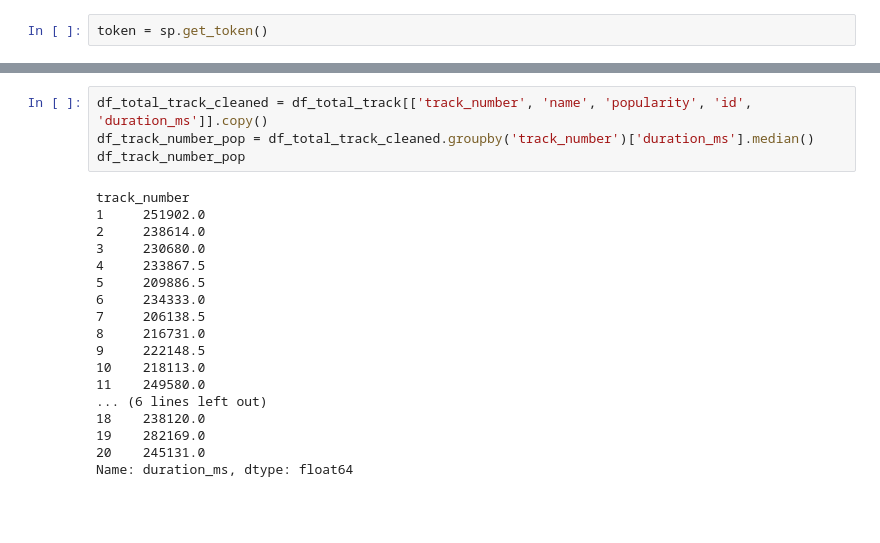
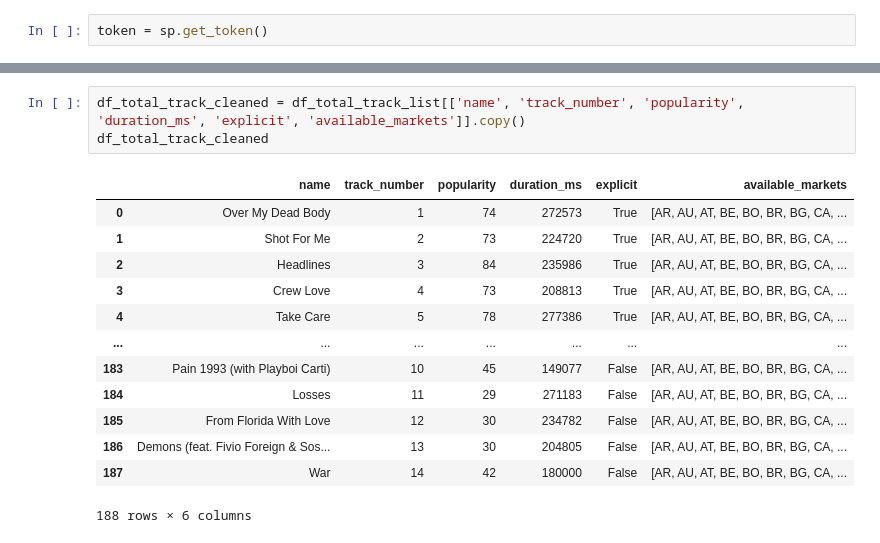
Before and after one commit to schao021/Spotify_Analysis, a Jupyter notebook: spotify_analysis.ipynb, the cells around one changed output, grey strips where cells are left out. Drawn from its saved outputs; the diff is of its cells as text; blank space fills up the shorter version.

```diff
--- a/spotify_analysis.ipynb
+++ b/spotify_analysis.ipynb
@@ -119,22 +91,17 @@ df_total_track.head(25)
 # %%
-df_total_track_cleaned = df_total_track[['track_number', 'name', 'popularity', 'id', 'duration_ms']].copy()
-df_track_number_pop = df_total_track_cleaned.groupby('track_number')['duration_ms'].median()
-df_track_number_pop
+df_total_track_cleaned = df_total_track_list[['name', 'track_number', 'popularity', 'duration_ms', 'explicit', 'available_markets']].copy()
+df_total_track_cleaned
 # %% [output]
+|  | name | track_number | popularity | duration_ms | explicit | available_markets |
+| 0 | Over My Dead Body | 1 | 74 | 272573 | True | [AR, AU, AT, BE, BO, BR, BG, CA, ... |
+| 1 | Shot For Me | 2 | 73 | 224720 | True | [AR, AU, AT, BE, BO, BR, BG, CA, ... |
+| 2 | Headlines | 3 | 84 | 235986 | True | [AR, AU, AT, BE, BO, BR, BG, CA, ... |
+| 3 | Crew Love | 4 | 73 | 208813 | True | [AR, AU, AT, BE, BO, BR, BG, CA, ... |
+| 4 | Take Care | 5 | 78 | 277386 | True | [AR, AU, AT, BE, BO, BR, BG, CA, ... |
+| ... | ... | ... | ... | ... | ... | ... |
+| 183 | Pain 1993 (with Playboi Carti) | 10 | 45 | 149077 | False | [AR, AU, AT, BE, BO, BR, BG, CA, ... |
+| 184 | Losses | 11 | 29 | 271183 | False | [AR, AU, AT, BE, BO, BR, BG, CA, ... |
+| 185 | From Florida With Love | 12 | 30 | 234782 | False | [AR, AU, AT, BE, BO, BR, BG, CA, ... |
+| 186 | Demons (feat. Fivio Foreign & Sos... | 13 | 30 | 204805 | False | [AR, AU, AT, BE, BO, BR, BG, CA, ... |
+| 187 | War | 14 | 42 | 180000 | False | [AR, AU, AT, BE, BO, BR, BG, CA, ... |
-track_number
-1     251902.0
-2     238614.0
-3     230680.0
-4     233867.5
-5     209886.5
-6     234333.0
-7     206138.5
-8     216731.0
-9     222148.5
-10    218113.0
-11    249580.0
-... (6 lines left out)
-18    238120.0
-19    282169.0
-20    245131.0
-Name: duration_ms, dtype: float64
+188 rows × 6 columns
```
Also changed, not shown: parts of 14 cells of this notebook, 1 other file.
